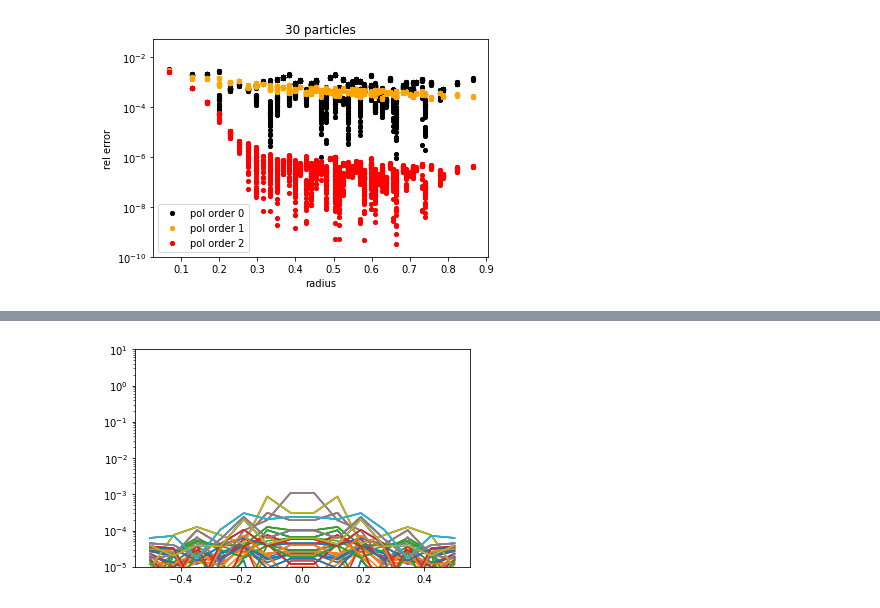
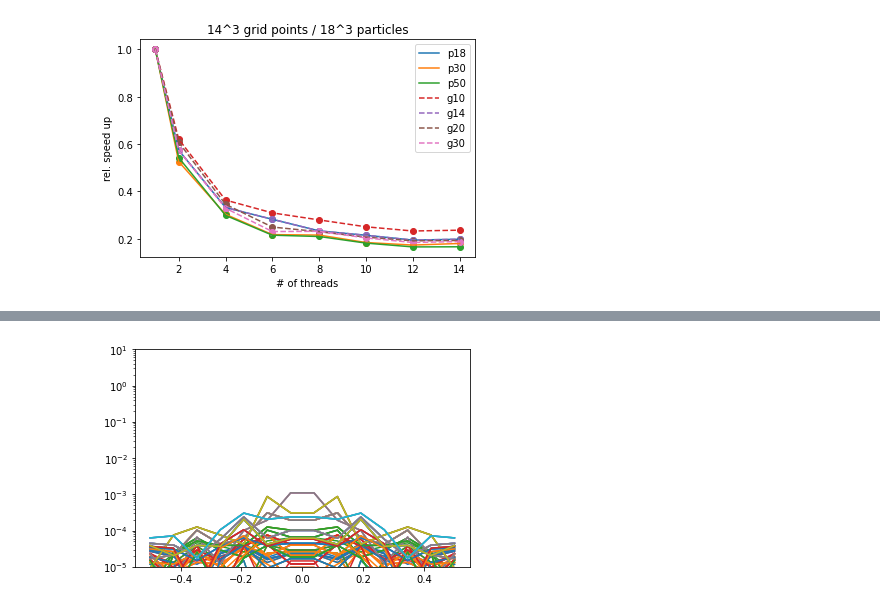
Before and after one commit to PiaJakobus/lagrangian_to_eulerian_map, a Jupyter notebook: map_plot.ipynb, the cells around one changed output, grey strips where cells are left out. Cells and saved outputs as stored; diff of their text form; code cells hidden in the pictures.

Commit message:
parallel

```diff
--- a/map_plot.ipynb
+++ b/map_plot.ipynb
@@ -19,17 +1,32 @@ plt.savefig("particles_WC6_p500_noise.pdf")
-# %%
-data_error = pd.read_csv("error_quad.dat", delim_whitespace=True, header=None)
-data_error_lin = pd.read_csv("error_lin.dat", delim_whitespace=True, header=None)
-data_error_1d = pd.read_csv("error_1d.dat", delim_whitespace=True, header=None)
-
-plt.scatter(np.sqrt(data_error_1d[0]**2 + data_error_1d[1]**2 + data_error_1d[2]**2), data_error_1d[3],s=17,label="pol order 0",color="black")
-plt.scatter(np.sqrt(data_error_lin[0]**2 + data_error_lin[1]**2 + data_error_lin[2]**2), data_error_lin[3],s=17,label="pol order 1",color="orange")
-plt.scatter(np.sqrt(data_error[0]**2 + data_error[1]**2 + data_error[2]**2), data_error[3],s=17,label="pol order 2",color="red")
-plt.ylim(1e-10,0.5e-1)
-plt.yscale("log")
-plt.title("30 particles")
-plt.legend()
-plt.xlabel("radius")
-plt.ylabel("rel error")
-plt.savefig("particles_WC6_30neighbs_noise001.png")
-# %% [output]
-[figure, removed]
+# %%
+plt.scatter([1,2,4,6,8,10,12,14],np.array([4.111,2.36,1.366,1.162,0.96,0.885,0.801,0.816])/4.111)
+plt.plot([1,2,4,6,8,10,12,14],np.array([4.111,2.36,1.366,1.162,0.96,0.885,0.801,0.816])/4.111,label="p18")
+
+plt.scatter([1,2,4,6,8,10,12,14],np.array([18.164,9.552,5.514,3.96,3.924,3.353,3.158,3.28])/18.16)
+plt.plot([1,2,4,6,8,10,12,14],np.array([18.164,9.552,5.514,3.96,3.924,3.353,3.158,3.28])/18.164,label="p30")
+
+plt.plot([1,2,4,6,8,10,12,14],np.array([85.416,46.365,25.556,18.409,17.94,15.556,14.184,14.232])/85.416,label="p50")
+plt.scatter([1,2,4,6,8,10,12,14],np.array([85.416,46.365,25.556,18.409,17.94,15.556,14.184,14.232])/85.416)
+
+
+plt.scatter([1,2,4,6,8,10,12,14],np.array([1.479,0.918,0.538,0.458,0.414,0.3711,0.345,0.35])/1.479)
+plt.plot([1,2,4,6,8,10,12,14],np.array([1.479,0.918,0.538,0.458,0.414,0.3711,0.345,0.35])/1.479,label="g10",ls="--")
+
+plt.scatter([1,2,4,6,8,10,12,14],np.array([4.111,2.36,1.366,1.162,0.96,0.885,0.801,0.816])/4.111)
+plt.plot([1,2,4,6,8,10,12,14],np.array([4.111,2.36,1.366,1.162,0.96,0.885,0.801,0.816])/4.111,label="g14",ls="--")
+
+plt.scatter([1,2,4,6,8,10,12,14],np.array([11.169,6.788,3.861,2.791,2.572,2.316,2.14,2.158])/11.169)
+plt.plot([1,2,4,6,8,10,12,14],np.array([11.169,6.788,3.861,2.791,2.572,2.316,2.14,2.158])/11.169,label="g20",ls="--")
+
+plt.scatter([1,2,4,6,8,10,12,14],np.array([37.539,21.518,12.37,8.669,8.705,7.655,6.935,7.084])/37.539)
+plt.plot([1,2,4,6,8,10,12,14],np.array([37.539,21.518,12.37,8.669,8.705,7.655,6.935,7.084])/37.539,label="g30",ls="--")
+
+
+
+plt.xlabel("# of threads")
+plt.ylabel(r"rel. speed up")
+plt.legend()
+plt.title("14^3 grid points / 18^3 particles")
+plt.savefig("parallel.png",dpi=200,bbox_inches="tight")
+# %% [output]
+[figure, added]
```
Also changed, not shown: parts of 5 cells of this notebook, 5 other files.
